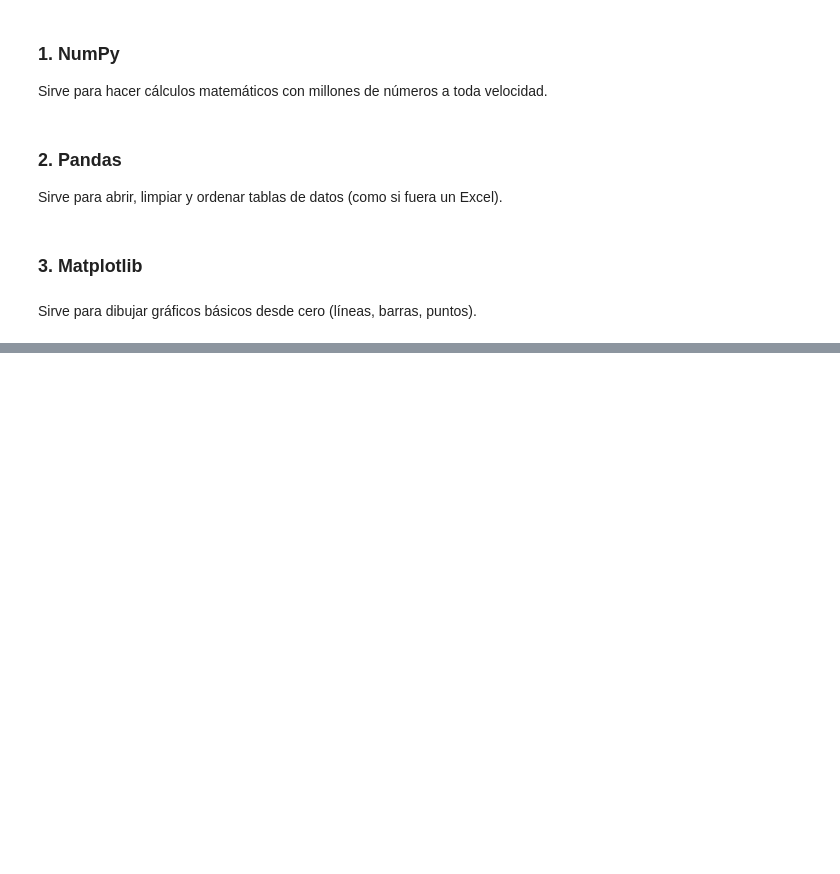
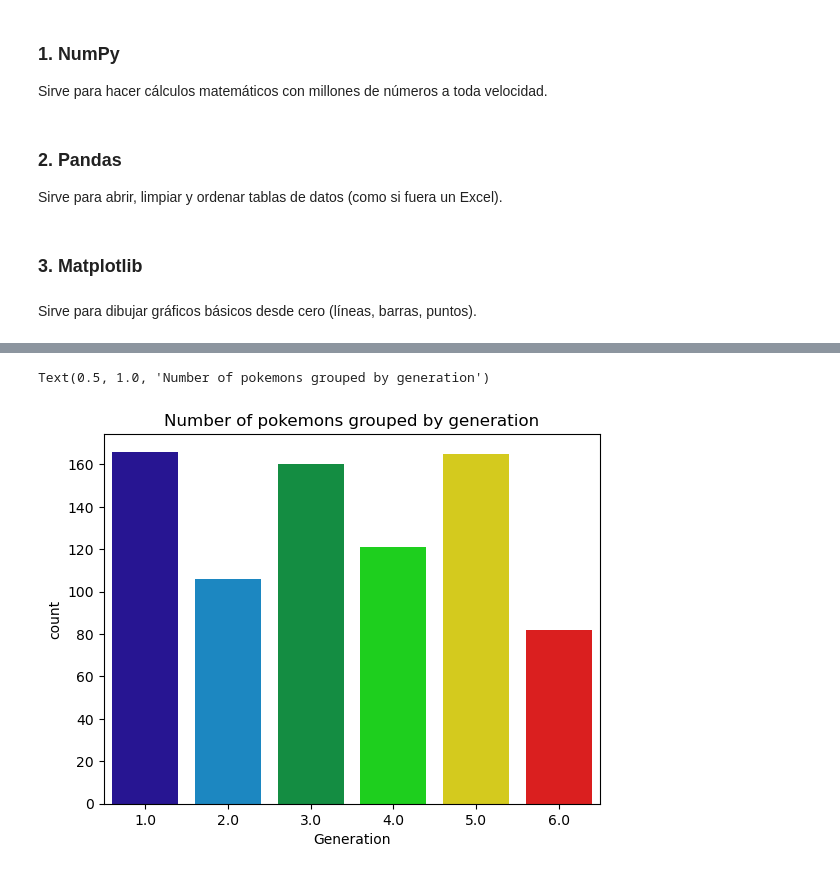
Before and after one commit to BR1ANJ/ICBD_9A_IDGS_PRACTICAS-230308-Brian-Jesus-Mendoza-Marquez, a Jupyter notebook: BrianJesus.ipynb, the cells around one changed output, grey strips where cells are left out. Drawn from its saved outputs; the diff is of its cells as text; code cells hidden in the pictures; blank space fills up the shorter version.

```diff
--- a/BrianJesus.ipynb
+++ b/BrianJesus.ipynb
@@ -332,0 +354,2 @@ import matplotlib.pyplot as plt
+# %%
+pokemons=pd.read_csv('Pokemons.csv')
@@ -332,0 +373,9 @@ import matplotlib.pyplot as plt
+# %%
+import warnings
+warnings.filterwarnings("ignore", category=FutureWarning)
+
+sns.countplot(x='Generation', data=pokemons, palette='nipy_spectral')
+plt.title('Number of pokemons grouped by generation')
+# %% [output]
+Text(0.5, 1.0, 'Number of pokemons grouped by generation')
+[figure, added]
```
Also changed, not shown: parts of 12 cells of this notebook.
